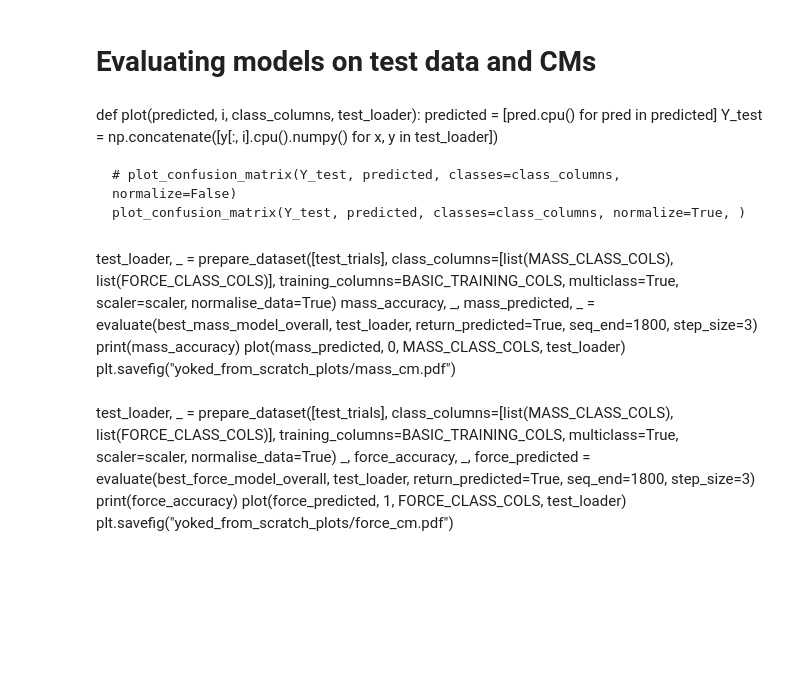
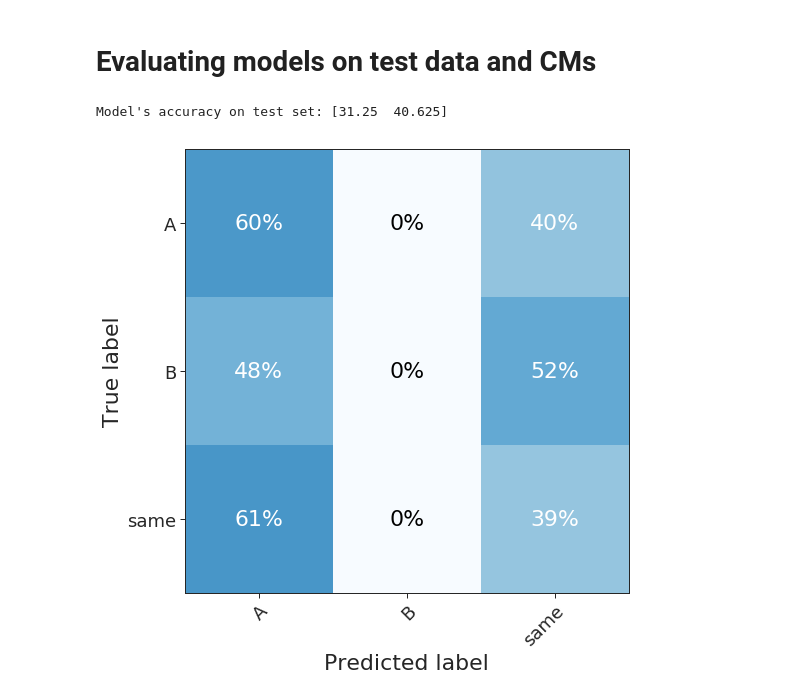
Before and after one commit to iamhectorotero/learning-physical-properties-with-rnns, a Jupyter notebook: diss_results/10. Yoked Training loop (multi-branch TL).ipynb, the cells around one changed output. Drawn from its saved outputs; the diff is of its cells as text; code cells hidden in the pictures; blank space fills up the shorter version.

Commit message:
Update notebook code after merge of multibranch training code

```diff
--- a/diss_results/10. Yoked Training loop (multi-branch TL).ipynb
+++ b/diss_results/10. Yoked Training loop (multi-branch TL).ipynb
@@ -60,27 +65,5 @@ test_trials = all_trials[test_indices]
 len(train_trials), len(val_trials), len(test_indices)
 # %% [output]
 (762, 127, 128)
-# %%
-class MultiBranchModel(nn.Module):
-    def __init__(self, input_dim, hidden_dim, output_dim, dropout=0.5):
-        super(MultiBranchModel, self).__init__()
-        # RNN
-        self.base_gru = nn.GRU(input_dim, hidden_dim, 2, batch_first=True, dropout=dropout)
-        # Readout layer
-        self.gru1 = nn.GRU(hidden_dim, hidden_dim, 2, batch_first=True, dropout=dropout)
-        self.gru2 = nn.GRU(hidden_dim, hidden_dim, 2, batch_first=True, dropout=dropout)
-
-        self.fc1 = nn.Linear(hidden_dim, output_dim)
-        self.fc2 = nn.Linear(hidden_dim, output_dim)
-
-    def forward(self, x):
-        out, _ = self.base_gru(x)
-
-        out_1, _ = self.gru1(out)
-        out_1 = self.fc1(out_1[:, -1, :])
-
-        out_2, _ = self.gru2(out)
-        out_2 = self.fc2(out_2[:, -1, :])
-        return out_1, out_2
 # %% [markdown]
 ## Define model, loss and optimizer
@@ -288,26 +153,26 @@ joblib.dump(scaler, "scalers/yoked_dual_scaler.sk")
 ['scalers/yoked_dual_scaler.sk']
 # %% [markdown]
 # Evaluating models on test data and CMs
-# %% [markdown]
-def plot(predicted, i, class_columns, test_loader):
-    predicted = [pred.cpu() for pred in predicted]
-    Y_test = np.concatenate([y[:, i].cpu().numpy() for x, y in test_loader])
-
-    # plot_confusion_matrix(Y_test, predicted, classes=class_columns, normalize=False)
-    plot_confusion_matrix(Y_test, predicted, classes=class_columns, normalize=True, )
-# %% [markdown]
-test_loader, _ = prepare_dataset([test_trials], class_columns=[list(MASS_CLASS_COLS), list(FORCE_CLASS_COLS)],
-                                 training_columns=BASIC_TRAINING_COLS, multiclass=True, scaler=scaler,
-                                 normalise_data=True)
-mass_accuracy, _, mass_predicted, _ = evaluate(best_mass_model_overall, test_loader, return_predicted=True, seq_end=1800, step_size=3)
-print(mass_accuracy)
-plot(mass_predicted, 0, MASS_CLASS_COLS, test_loader)
-plt.savefig("yoked_from_scratch_plots/mass_cm.pdf")
-# %% [markdown]
-test_loader, _ = prepare_dataset([test_trials], class_columns=[list(MASS_CLASS_COLS), list(FORCE_CLASS_COLS)],
-                                 training_columns=BASIC_TRAINING_COLS, multiclass=True, scaler=scaler,
-                                 normalise_data=True)
-_, force_accuracy, _, force_predicted = evaluate(best_force_model_overall, test_loader, return_predicted=True, seq_end=1800, step_size=3)
-print(force_accuracy)
-plot(force_predicted, 1, FORCE_CLASS_COLS, test_loader)
-plt.savefig("yoked_from_scratch_plots/force_cm.pdf")
+# %%
+model_path = "models/yoked_tl_mass_dual_model.pt"
+scaler_path = "scalers/yoked_dual_scaler.sk"
+question_type = "mass"
+
+class_columns = [list(MASS_CLASS_COLS), list(FORCE_CLASS_COLS)]
+
+accuracy, predicted, test_loader = evaluate_saved_model(model_path, network_params, None, trials=test_trials,
+                                                       training_columns=BASIC_TRAINING_COLS, class_columns=class_columns,
+                                                       scaler_path=scaler_path, arch=MultiBranchModel, multiclass=True,
+                                                       device=device, return_test_loader=True, seq_start=None,
+                                                       seq_end=1800, step_size=3)
+multiclass_index = 0
+mass_accuracy = accuracy[multiclass_index]
+mass_predicted = predicted[:, multiclass_index]
+
+
+plot_path = directory+"mass_cm.pdf"
+ax = plot_confusion_matrix_given_predicted_and_test_loader(mass_predicted, test_loader, MASS_CLASS_COLS,
+                                                          save_plot_path=plot_path, multiclass_index=multiclass_index)
+# %% [output]
+Model's accuracy on test set: [31.25  40.625]
+[figure, added]
```
Also changed, not shown: parts of 8 cells of this notebook, 4 other files.
